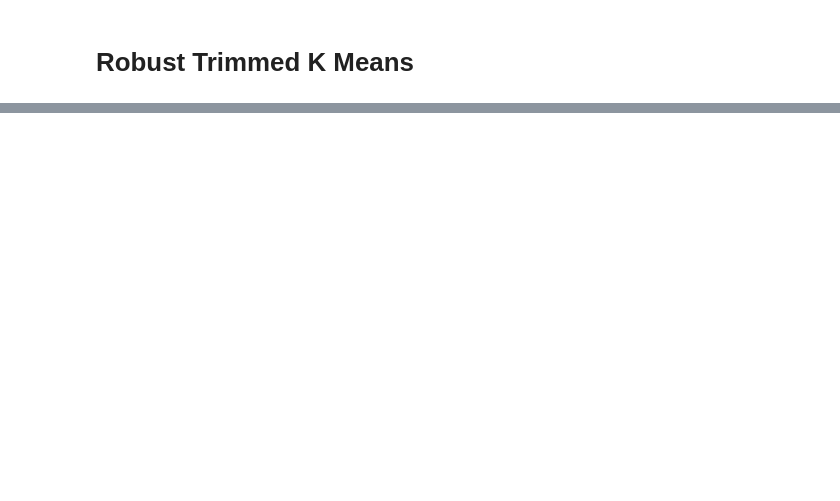
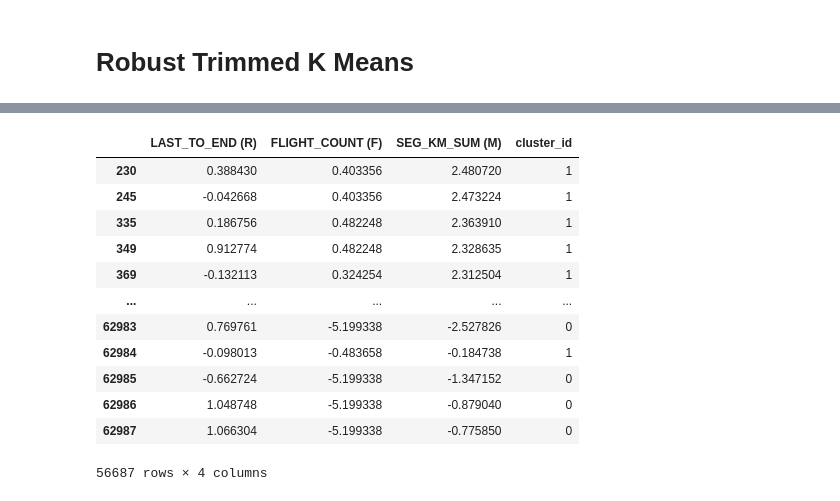
Before and after one commit to jptriciaestella/Skripsi-Kmeans-LTS, a Jupyter notebook: DATASET1/trimmed.ipynb, the cells around one changed output, grey strips where cells are left out. Cells and saved outputs as stored; diff of their text form; code cells hidden in the pictures; blank space fills up the shorter version.

```diff
--- a/DATASET1/trimmed.ipynb
+++ b/DATASET1/trimmed.ipynb
@@ -228,0 +254,19 @@ sns.pairplot(data=Xnew, markers=["o", "D"])
+# %%
+# Use boolean indexing to filter out rows based on indices_to_remove
+RTKM_result_filtered = RTKM_result[~RTKM_result.index.isin(pred_outliers)]
+
+RTKM_result_filtered
+# %% [output]
+|  | LAST_TO_END (R) | FLIGHT_COUNT (F) | SEG_KM_SUM (M) | cluster_id |
+| 230 | 0.388430 | 0.403356 | 2.480720 | 1 |
+| 245 | -0.042668 | 0.403356 | 2.473224 | 1 |
+| 335 | 0.186756 | 0.482248 | 2.363910 | 1 |
+| 349 | 0.912774 | 0.482248 | 2.328635 | 1 |
+| 369 | -0.132113 | 0.324254 | 2.312504 | 1 |
+| ... | ... | ... | ... | ... |
+| 62983 | 0.769761 | -5.199338 | -2.527826 | 0 |
+| 62984 | -0.098013 | -0.483658 | -0.184738 | 1 |
+| 62985 | -0.662724 | -5.199338 | -1.347152 | 0 |
+| 62986 | 1.048748 | -5.199338 | -0.879040 | 0 |
+| 62987 | 1.066304 | -5.199338 | -0.775850 | 0 |
+56687 rows × 4 columns
```
Also changed, not shown: parts of 15 cells of this notebook, 1 other file.
